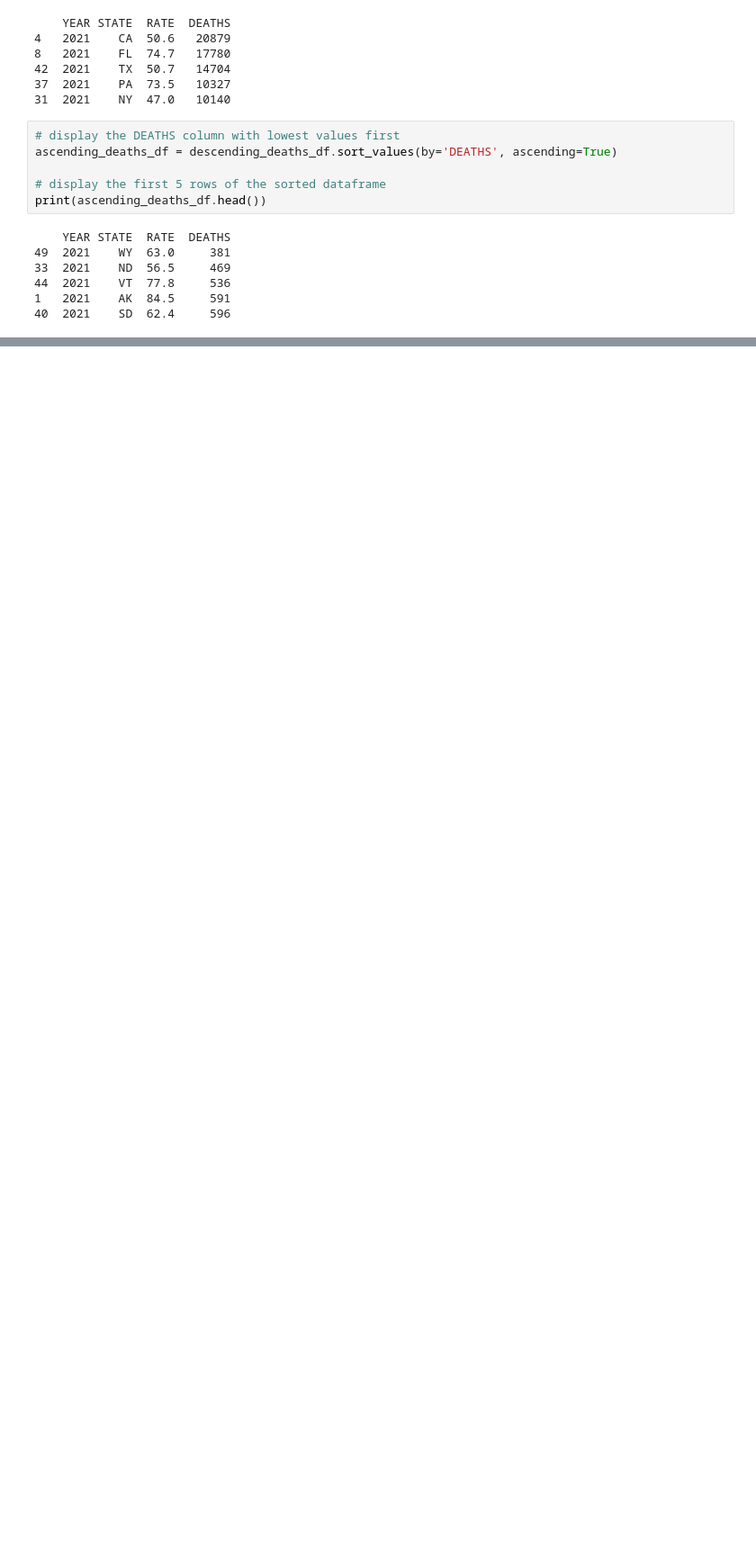
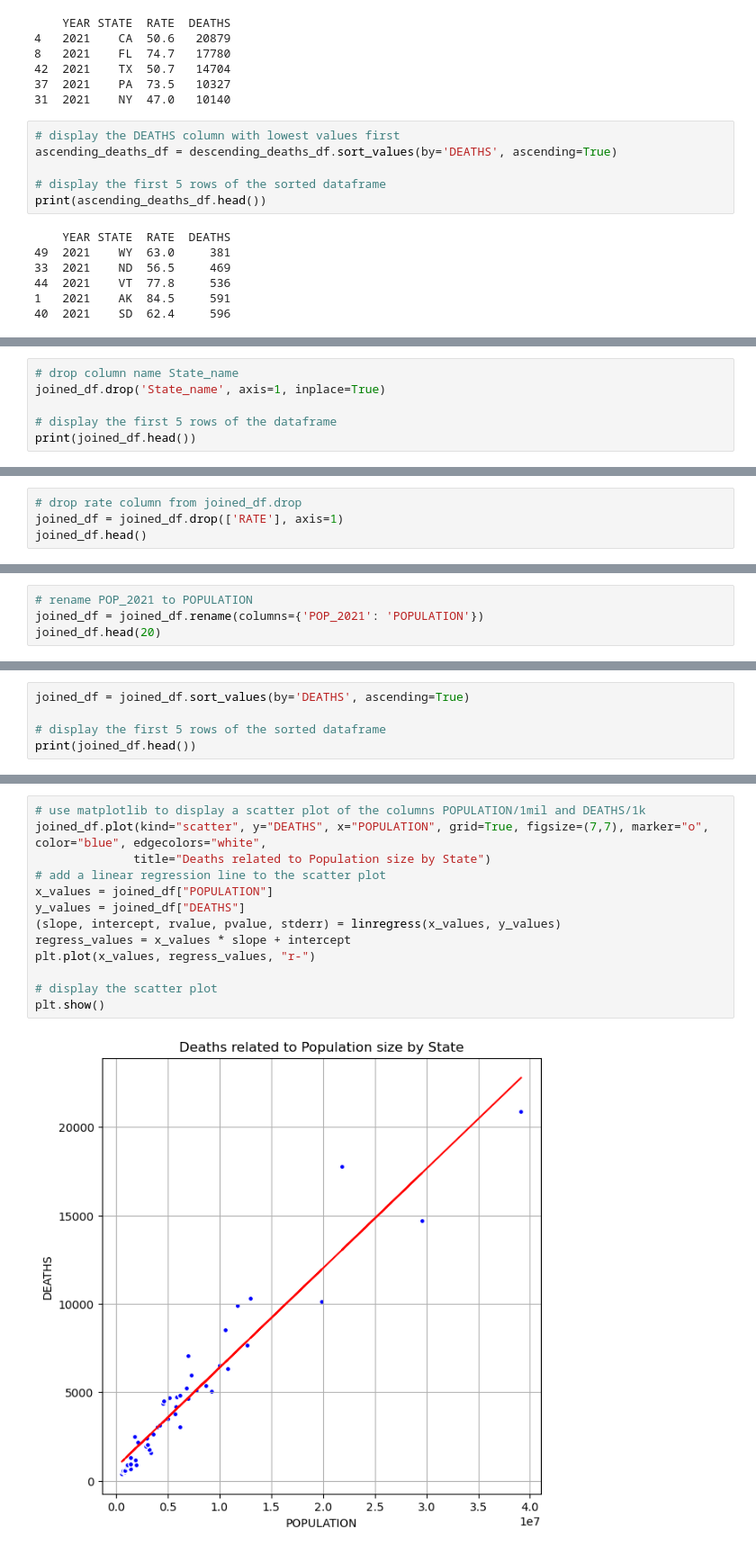
Before and after one commit to AdalbertPayan/project, a Jupyter notebook: accident.ipynb, the cells around one changed output, grey strips where cells are left out. Shown: that part at 90% size. Drawn from its saved outputs; the diff is of its cells as text; blank space fills up the shorter version.

```diff
--- a/accident.ipynb
+++ b/accident.ipynb
@@ -104,0 +148,6 @@ print(ascending_deaths_df.head())
+# %%
+# drop column name State_name
+joined_df.drop('State_name', axis=1, inplace=True)
+
+# display the first 5 rows of the dataframe
+print(joined_df.head())
@@ -104,0 +161,4 @@ print(ascending_deaths_df.head())
+# %%
+# drop rate column from joined_df.drop
+joined_df = joined_df.drop(['RATE'], axis=1)
+joined_df.head()
@@ -104,0 +172,4 @@ print(ascending_deaths_df.head())
+# %%
+# rename POP_2021 to POPULATION
+joined_df = joined_df.rename(columns={'POP_2021': 'POPULATION'})
+joined_df.head(20)
@@ -104,0 +194,5 @@ print(ascending_deaths_df.head())
+# %%
+joined_df = joined_df.sort_values(by='DEATHS', ascending=True)
+
+# display the first 5 rows of the sorted dataframe
+print(joined_df.head())
@@ -104,0 +218,15 @@ print(ascending_deaths_df.head())
+# %%
+# use matplotlib to display a scatter plot of the columns POPULATION/1mil and DEATHS/1k
+joined_df.plot(kind="scatter", y="DEATHS", x="POPULATION", grid=True, figsize=(7,7), marker="o", color="blue", edgecolors="white",
+              title="Deaths related to Population size by State")
+# add a linear regression line to the scatter plot
+x_values = joined_df["POPULATION"]
+y_values = joined_df["DEATHS"]
+(slope, intercept, rvalue, pvalue, stderr) = linregress(x_values, y_values)
+regress_values = x_values * slope + intercept
+plt.plot(x_values, regress_values, "r-")
+
+# display the scatter plot
+plt.show()
+# %% [output]
+[figure, added]
```
Also changed, not shown: parts of 17 cells of this notebook, 4 other files.
